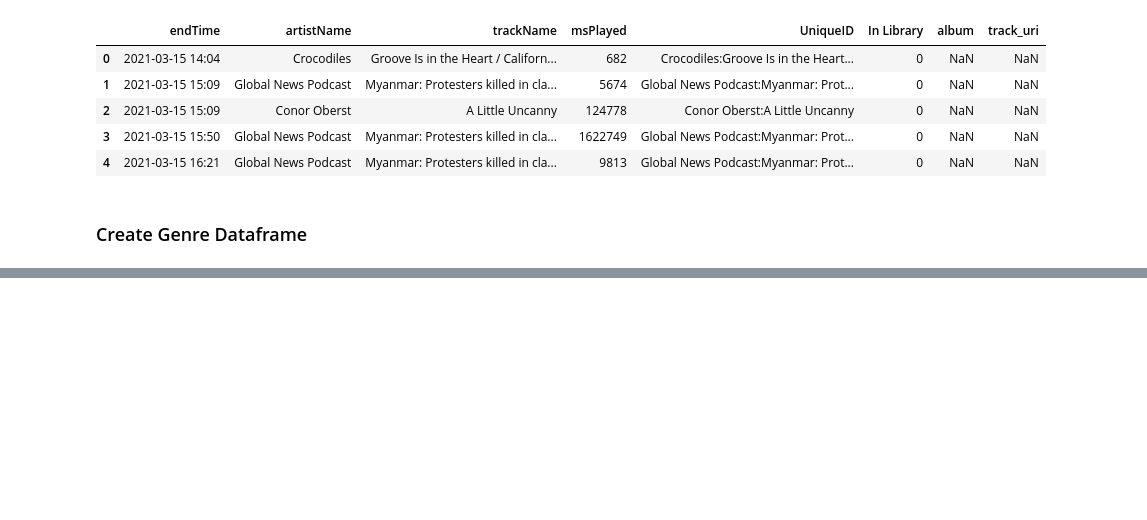
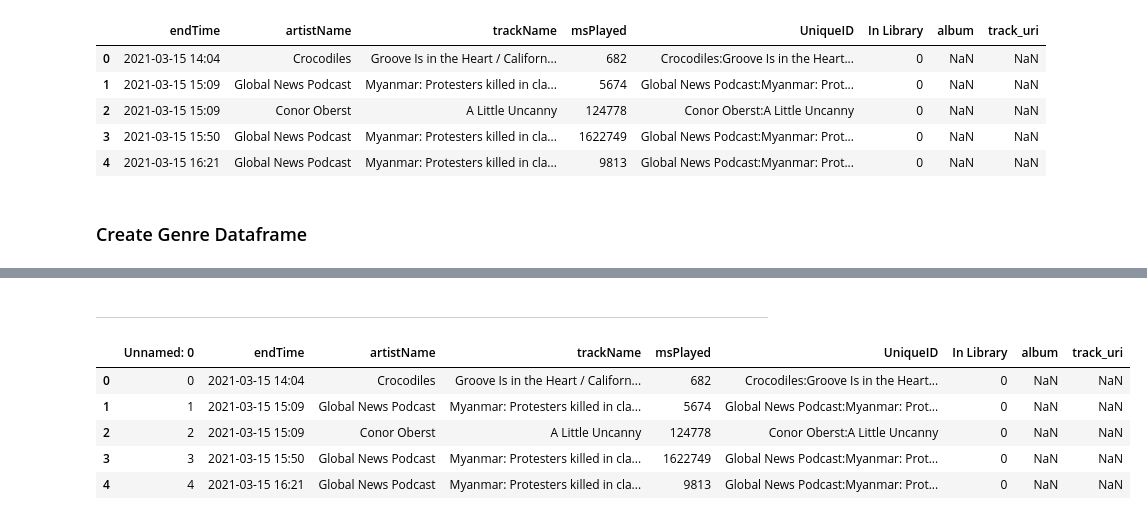
Before and after one commit to Jared-Godar/spotify-data, a Jupyter notebook: spotify_prepare.ipynb, the cells around one changed output, grey strips where cells are left out. Cells and saved outputs as stored; diff of their text form; code cells hidden in the pictures; blank space fills up the shorter version.

```diff
--- a/spotify_prepare.ipynb
+++ b/spotify_prepare.ipynb
@@ -154,0 +141,17 @@ done
+# %% [markdown]
+---
+# %%
+pd.set_option('max_colwidth', 400)
+# %%
+#Bring in wranGgled data
+df_tableau = pd.read_csv('MySpotifyDataTable.csv')
+df_genre_expanded = pd.read_csv('GenresExpandedTable.csv')
+# %%
+df_tableau.head()
+# %% [output]
+|  | Unnamed: 0 | endTime | artistName | trackName | msPlayed | UniqueID | In Library | album | track_uri |
+| 0 | 0 | 2021-03-15 14:04 | Crocodiles | Groove Is in the Heart / Californ... | 682 | Crocodiles:Groove Is in the Heart... | 0 | NaN | NaN |
+| 1 | 1 | 2021-03-15 15:09 | Global News Podcast | Myanmar: Protesters killed in cla... | 5674 | Global News Podcast:Myanmar: Prot... | 0 | NaN | NaN |
+| 2 | 2 | 2021-03-15 15:09 | Conor Oberst | A Little Uncanny | 124778 | Conor Oberst:A Little Uncanny | 0 | NaN | NaN |
+| 3 | 3 | 2021-03-15 15:50 | Global News Podcast | Myanmar: Protesters killed in cla... | 1622749 | Global News Podcast:Myanmar: Prot... | 0 | NaN | NaN |
+| 4 | 4 | 2021-03-15 16:21 | Global News Podcast | Myanmar: Protesters killed in cla... | 9813 | Global News Podcast:Myanmar: Prot... | 0 | NaN | NaN |
```
Also changed, not shown: parts of 7 cells of this notebook.
